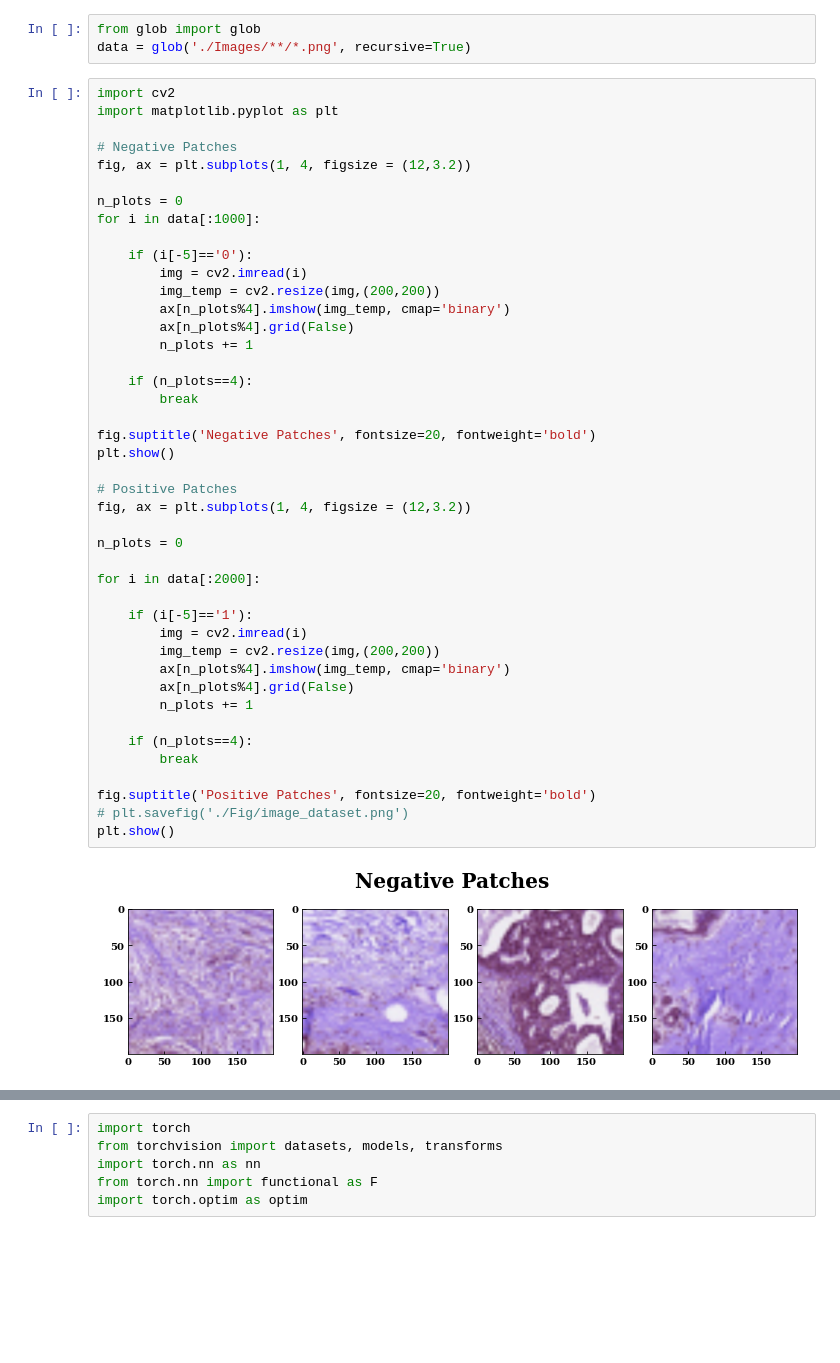
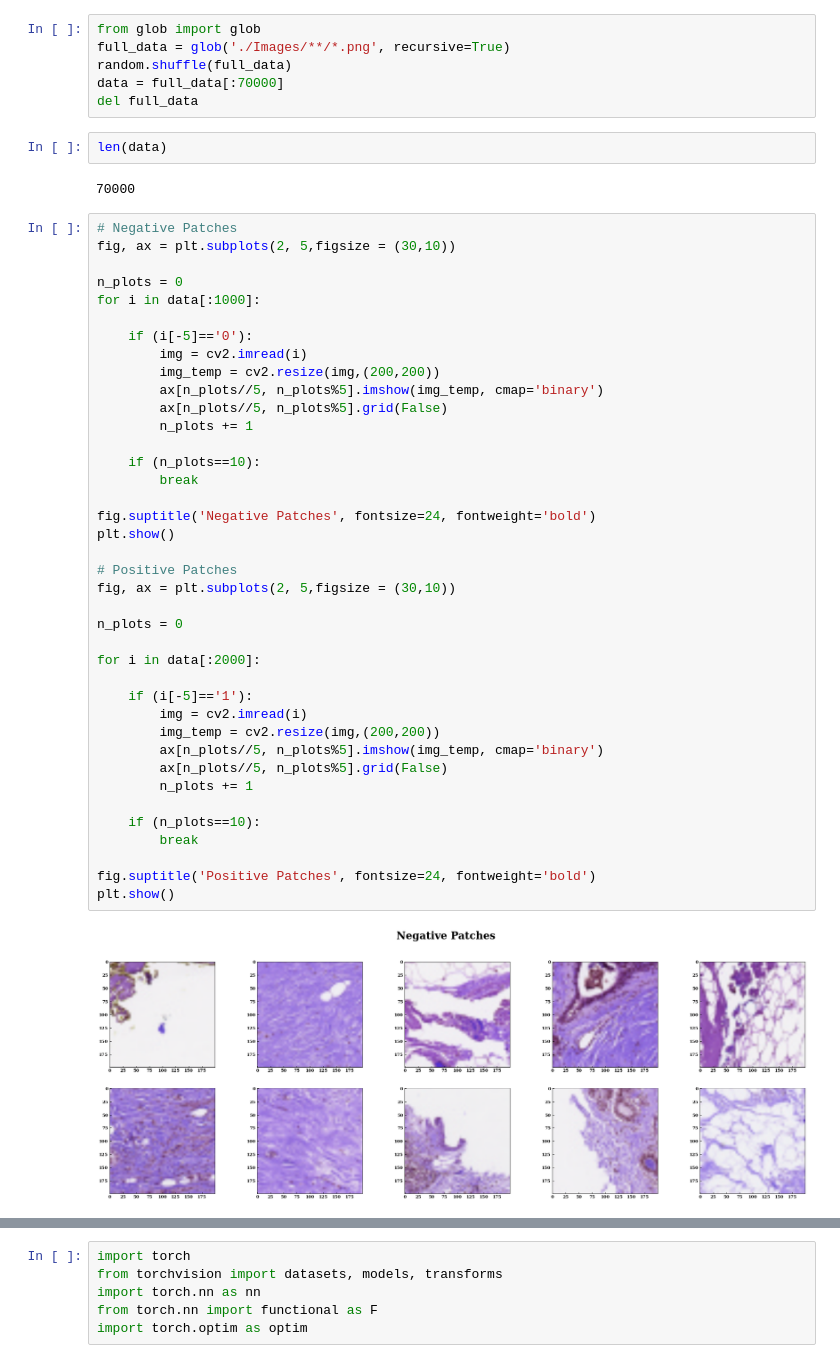
Before and after one commit to ymch815/ECE228ProjectTeam10, a Jupyter notebook: Pre_trained_model/BreastCancer_ResNet18.ipynb, the cells around one changed output, grey strips where cells are left out. Cells and saved outputs as stored; diff of their text form; blank space fills up the shorter version.

Commit message:
Use more data to train and changed some of the hyper parameters

```diff
--- a/Pre_trained_model/BreastCancer_ResNet18.ipynb
+++ b/Pre_trained_model/BreastCancer_ResNet18.ipynb
@@ -20,48 +21,51 @@ plt.rcParams['ytick.direction'] = 'in'
 # %%
 from glob import glob
-data = glob('./Images/**/*.png', recursive=True)
+full_data = glob('./Images/**/*.png', recursive=True)
+random.shuffle(full_data)
+data = full_data[:70000]
+del full_data
+# %%
+len(data)
+# %% [output]
+70000
 # %%
-import cv2
-import matplotlib.pyplot as plt
-
 # Negative Patches
-fig, ax = plt.subplots(1, 4, figsize = (12,3.2))
+fig, ax = plt.subplots(2, 5,figsize = (30,10))
 
 n_plots = 0
 for i in data[:1000]:
 
     if (i[-5]=='0'):
         img = cv2.imread(i)
         img_temp = cv2.resize(img,(200,200))
-        ax[n_plots%4].imshow(img_temp, cmap='binary')
-        ax[n_plots%4].grid(False)
+        ax[n_plots//5, n_plots%5].imshow(img_temp, cmap='binary')
+        ax[n_plots//5, n_plots%5].grid(False)
         n_plots += 1
 
-    if (n_plots==4):
+    if (n_plots==10):
         break
 
-fig.suptitle('Negative Patches', fontsize=20, fontweight='bold')
+fig.suptitle('Negative Patches', fontsize=24, fontweight='bold')
 plt.show()
 
 # Positive Patches
-fig, ax = plt.subplots(1, 4, figsize = (12,3.2))
+fig, ax = plt.subplots(2, 5,figsize = (30,10))
 
 n_plots = 0
 
 for i in data[:2000]:
 
     if (i[-5]=='1'):
         img = cv2.imread(i)
         img_temp = cv2.resize(img,(200,200))
-        ax[n_plots%4].imshow(img_temp, cmap='binary')
-        ax[n_plots%4].grid(False)
+        ax[n_plots//5, n_plots%5].imshow(img_temp, cmap='binary')
+        ax[n_plots//5, n_plots%5].grid(False)
         n_plots += 1
 
-    if (n_plots==4):
+    if (n_plots==10):
         break
 
-fig.suptitle('Positive Patches', fontsize=20, fontweight='bold')
-# plt.savefig('./Fig/image_dataset.png')
+fig.suptitle('Positive Patches', fontsize=24, fontweight='bold')
 plt.show()
 # %% [output]
-[figure, old version]
+[figure, new version]
```
Also changed, not shown: parts of 21 cells of this notebook.
